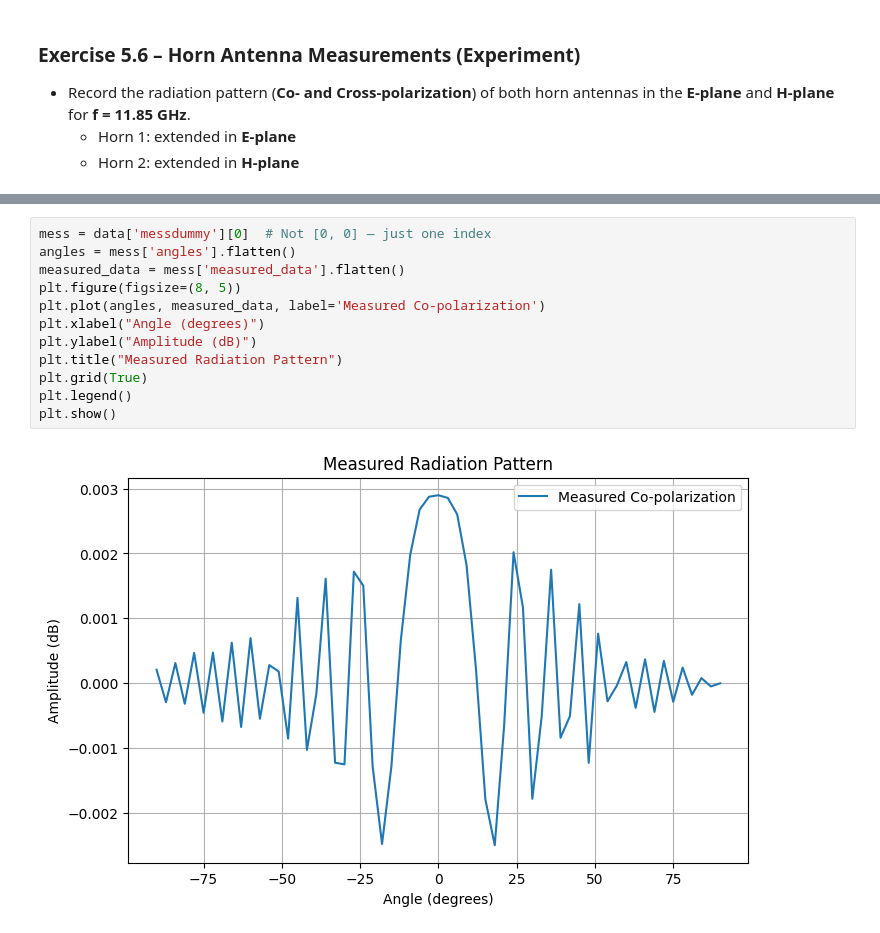
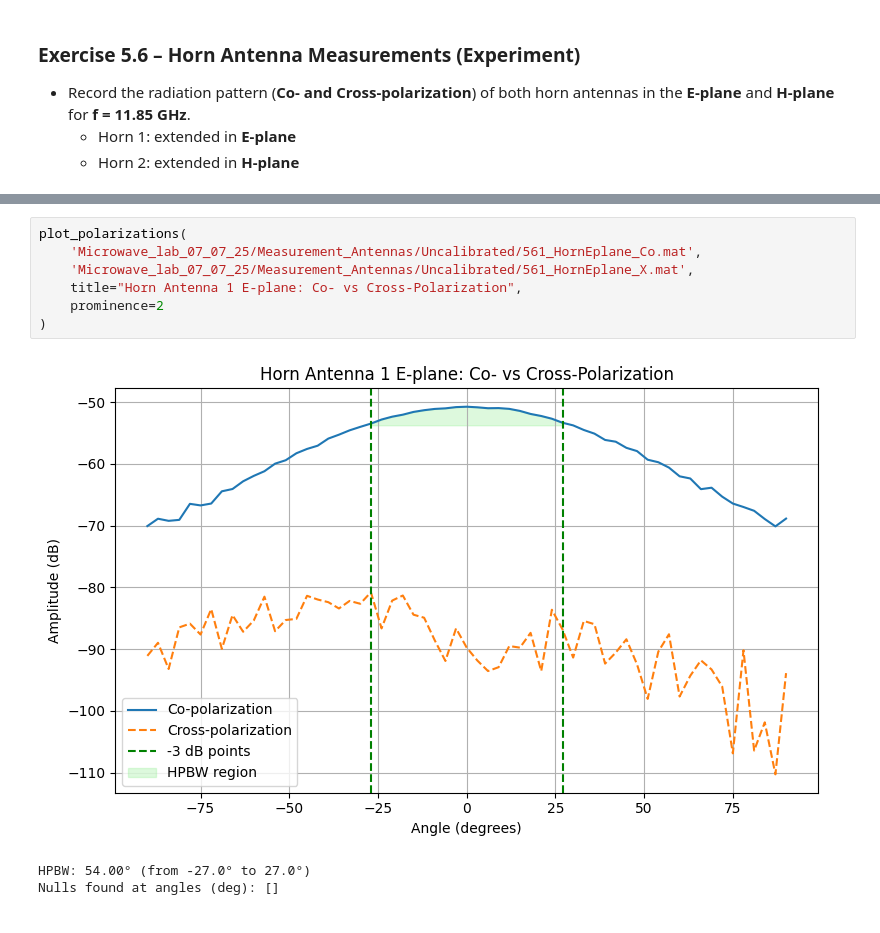
Before and after one commit to NortheLo/Microwave_Eng_Lab, a Jupyter notebook: Lab5_Antennas/Lab5_Antennas_Group1.ipynb, the cells around one changed output, grey strips where cells are left out. Saved outputs shown, nothing was run; the diff lists cells and outputs as text.

```diff
--- a/Lab5_Antennas/Lab5_Antennas_Group1.ipynb
+++ b/Lab5_Antennas/Lab5_Antennas_Group1.ipynb
@@ -76,14 +118,11 @@ Top-level keys: dict_keys(['messdummy'])
-# %%
-mess = data['messdummy'][0]  # Not [0, 0] — just one index
-angles = mess['angles'].flatten()
-measured_data = mess['measured_data'].flatten()
-plt.figure(figsize=(8, 5))
-plt.plot(angles, measured_data, label='Measured Co-polarization')
-plt.xlabel("Angle (degrees)")
-plt.ylabel("Amplitude (dB)")
-plt.title("Measured Radiation Pattern")
-plt.grid(True)
-plt.legend()
-plt.show()
-# %% [output]
-[figure, removed]
+# %%
+plot_polarizations(
+    'Microwave_lab_07_07_25/Measurement_Antennas/Uncalibrated/561_HornEplane_Co.mat',
+    'Microwave_lab_07_07_25/Measurement_Antennas/Uncalibrated/561_HornEplane_X.mat',
+    title="Horn Antenna 1 E-plane: Co- vs Cross-Polarization",
+    prominence=2
+)
+# %% [output]
+[figure, added]
+HPBW: 54.00° (from -27.0° to 27.0°)
+Nulls found at angles (deg): []
```
Also changed, not shown: parts of 14 cells of this notebook.
